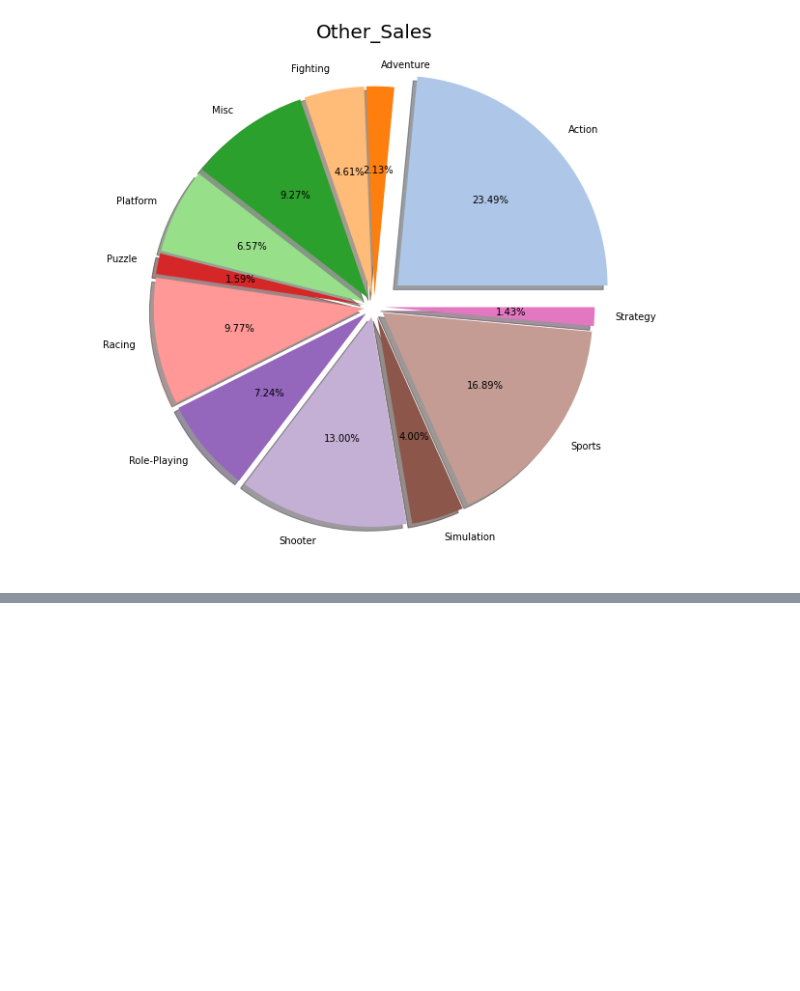
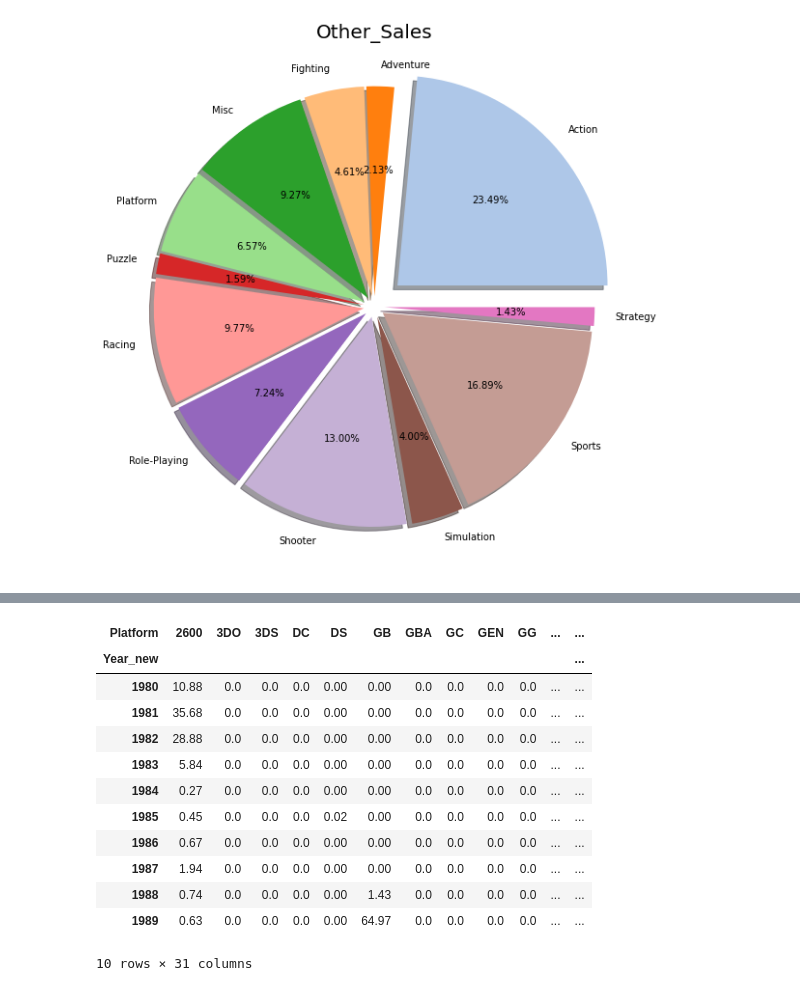
Before and after one commit to Thingjae9/Section1_OwnProject, a Jupyter notebook: Section_1_Project.ipynb, the cells around one changed output, grey strips where cells are left out. Saved outputs shown, nothing was run; the diff lists cells and outputs as text; code cells hidden in the pictures; blank space fills up the shorter version.

```diff
--- a/Section_1_Project.ipynb
+++ b/Section_1_Project.ipynb
@@ -210,3 +225,16 @@ plt.show()
 
 # 따라서 JP를 제외하곤 양상이 비슷하게 선호했고
 # 아시아 국가만 특이하게 선호하는 게임의 장르 양상이 다른 것으로 판명
+# %%
+# 기본적으로 Sales의 양을 기준으로 트렌드한 제품은
+# 다른 제품에 비해 많이 팔리는 것으로 추측.
+# 가장 큰 기준 -> 타제품 대비 판매량
+
+# 연도별 게임트렌드 나누는 방식은 2가지가 있을 것으로 계산
+# 1. 장르의 연도별 흐름.
+# 2. 플랫폼에 따른 연도별 흐름.
+
+# 국가별은 1번 Q에서 진행했기 때문에 Sum한 값을 칼럼으로 생성해서 계산하는 방식
+
+df['Sum_Sales'] = df['NA_Sales'] + df ['EU_Sales'] + df ['JP_Sales'] + df ['Other_Sales']
+df.head()
@@ -212,0 +264,32 @@ plt.show()
+# %%
+# Year 값이 이상한 것을 확인 -> df Year 이상치 수정필요
+# 22을기준으로 큰 것은 19XX / 22보다 작은 것은 20XX 로 수정필요하다고 생각함.
+
+def cont_Year(year):
+  if year < 100:
+    if year > 22:
+      return 1900+year
+    else:
+      return 2000+year
+  else:
+    return year
+
+
+df['Year_new'] = df.Year.apply(cont_Year)
+# %%
+plat_Year = df.groupby(['Year_new','Platform'])['Sum_Sales'].sum().unstack('Platform').fillna(0)
+plat_Year.head(10)
+# %% [output]
+| Platform | 2600 | 3DO | 3DS | DC | DS | GB | GBA | GC | GEN | GG | ... | ... |
+| Year_new |  |  |  |  |  |  |  |  |  |  |  | ... |
+| 1980 | 10.88 | 0.0 | 0.0 | 0.0 | 0.00 | 0.00 | 0.0 | 0.0 | 0.0 | 0.0 | ... | ... |
+| 1981 | 35.68 | 0.0 | 0.0 | 0.0 | 0.00 | 0.00 | 0.0 | 0.0 | 0.0 | 0.0 | ... | ... |
+| 1982 | 28.88 | 0.0 | 0.0 | 0.0 | 0.00 | 0.00 | 0.0 | 0.0 | 0.0 | 0.0 | ... | ... |
+| 1983 | 5.84 | 0.0 | 0.0 | 0.0 | 0.00 | 0.00 | 0.0 | 0.0 | 0.0 | 0.0 | ... | ... |
+| 1984 | 0.27 | 0.0 | 0.0 | 0.0 | 0.00 | 0.00 | 0.0 | 0.0 | 0.0 | 0.0 | ... | ... |
+| 1985 | 0.45 | 0.0 | 0.0 | 0.0 | 0.02 | 0.00 | 0.0 | 0.0 | 0.0 | 0.0 | ... | ... |
+| 1986 | 0.67 | 0.0 | 0.0 | 0.0 | 0.00 | 0.00 | 0.0 | 0.0 | 0.0 | 0.0 | ... | ... |
+| 1987 | 1.94 | 0.0 | 0.0 | 0.0 | 0.00 | 0.00 | 0.0 | 0.0 | 0.0 | 0.0 | ... | ... |
+| 1988 | 0.74 | 0.0 | 0.0 | 0.0 | 0.00 | 1.43 | 0.0 | 0.0 | 0.0 | 0.0 | ... | ... |
+| 1989 | 0.63 | 0.0 | 0.0 | 0.0 | 0.00 | 64.97 | 0.0 | 0.0 | 0.0 | 0.0 | ... | ... |
+10 rows × 31 columns
```
Also changed, not shown: parts of 12 cells of this notebook.
